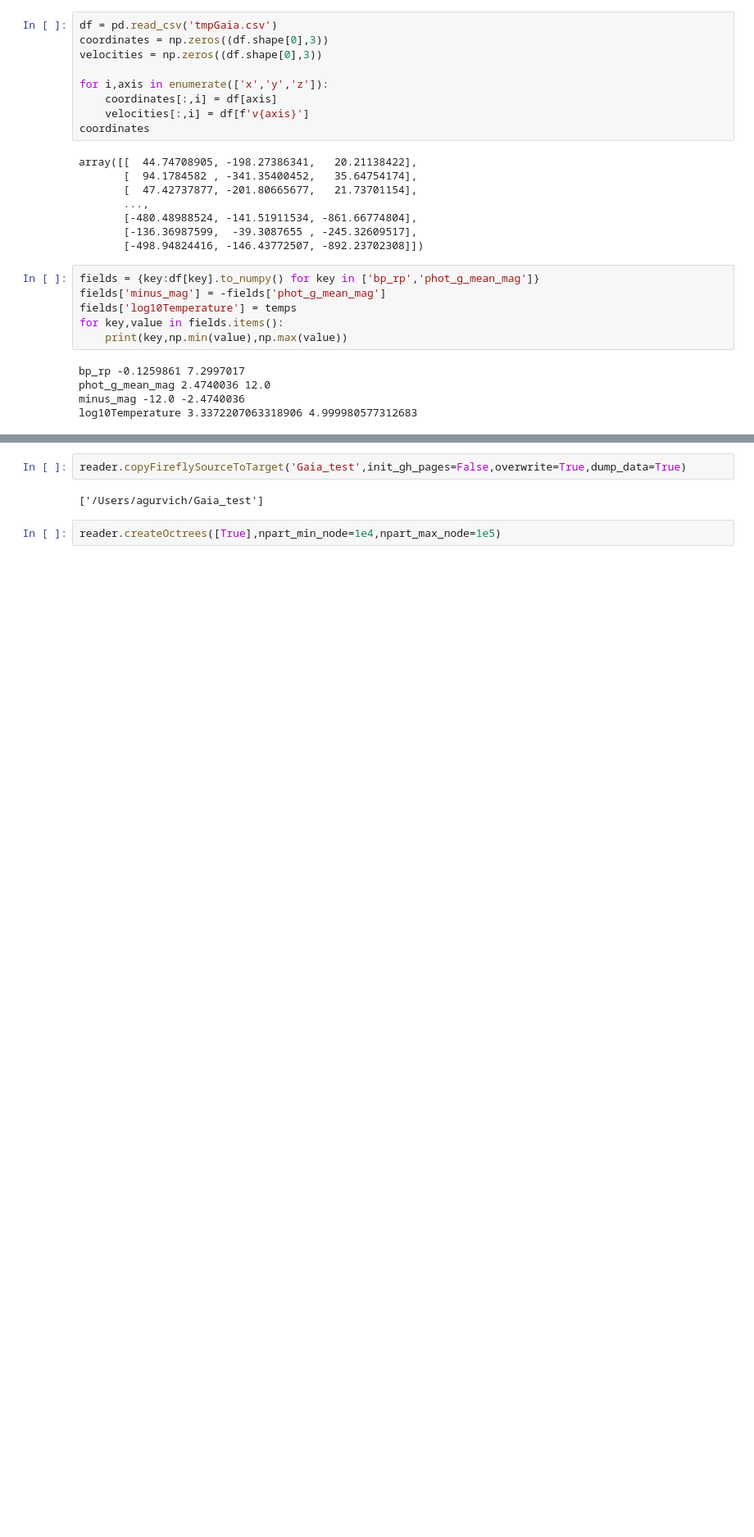
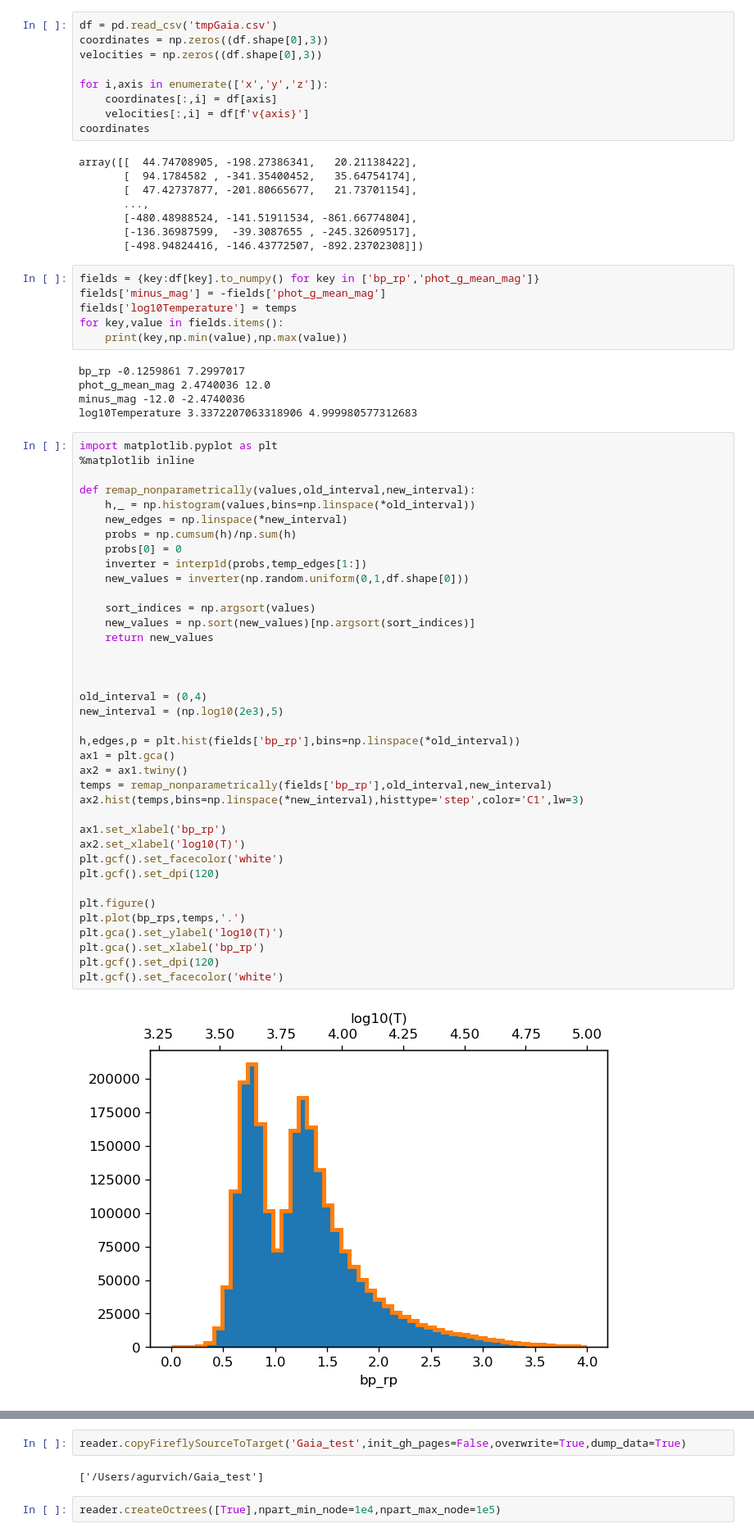
Before and after one commit to ageller/Firefly, a Jupyter notebook: src/firefly/ntbks/examples/GaiaDR3toFirefly.ipynb, the cells around one changed output, grey strips where cells are left out. Shown at 82% size. Cells and saved outputs as stored; diff of their text form; blank space fills up the shorter version.

```diff
--- a/src/firefly/ntbks/examples/GaiaDR3toFirefly.ipynb
+++ b/src/firefly/ntbks/examples/GaiaDR3toFirefly.ipynb
@@ -220,3 +135,43 @@ bp_rp -0.1259861 7.2997017
 phot_g_mean_mag 2.4740036 12.0
 minus_mag -12.0 -2.4740036
 log10Temperature 3.3372207063318906 4.999980577312683
+# %%
+import matplotlib.pyplot as plt
+%matplotlib inline
+
+def remap_nonparametrically(values,old_interval,new_interval):
+    h,_ = np.histogram(values,bins=np.linspace(*old_interval))
+    new_edges = np.linspace(*new_interval)
+    probs = np.cumsum(h)/np.sum(h)
+    probs[0] = 0
+    inverter = interp1d(probs,temp_edges[1:])
+    new_values = inverter(np.random.uniform(0,1,df.shape[0]))
+
+    sort_indices = np.argsort(values)
+    new_values = np.sort(new_values)[np.argsort(sort_indices)]
+    return new_values
+
+
+
+old_interval = (0,4)
+new_interval = (np.log10(2e3),5)
+
+h,edges,p = plt.hist(fields['bp_rp'],bins=np.linspace(*old_interval))
+ax1 = plt.gca()
+ax2 = ax1.twiny()
+temps = remap_nonparametrically(fields['bp_rp'],old_interval,new_interval)
+ax2.hist(temps,bins=np.linspace(*new_interval),histtype='step',color='C1',lw=3)
+
+ax1.set_xlabel('bp_rp')
+ax2.set_xlabel('log10(T)')
+plt.gcf().set_facecolor('white')
+plt.gcf().set_dpi(120)
+
+plt.figure()
+plt.plot(bp_rps,temps,'.')
+plt.gca().set_ylabel('log10(T)')
+plt.gca().set_xlabel('bp_rp')
+plt.gcf().set_dpi(120)
+plt.gcf().set_facecolor('white')
+# %% [output]
+[figure]
```
Also changed, not shown: parts of 17 cells of this notebook.
